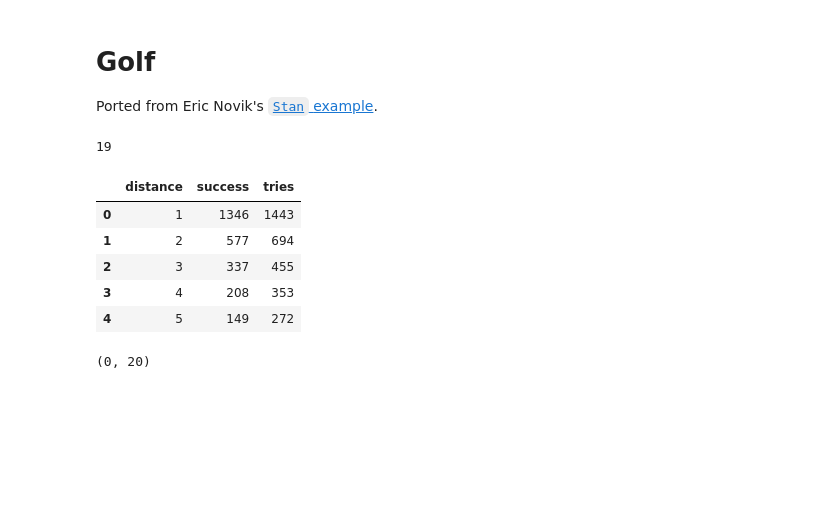
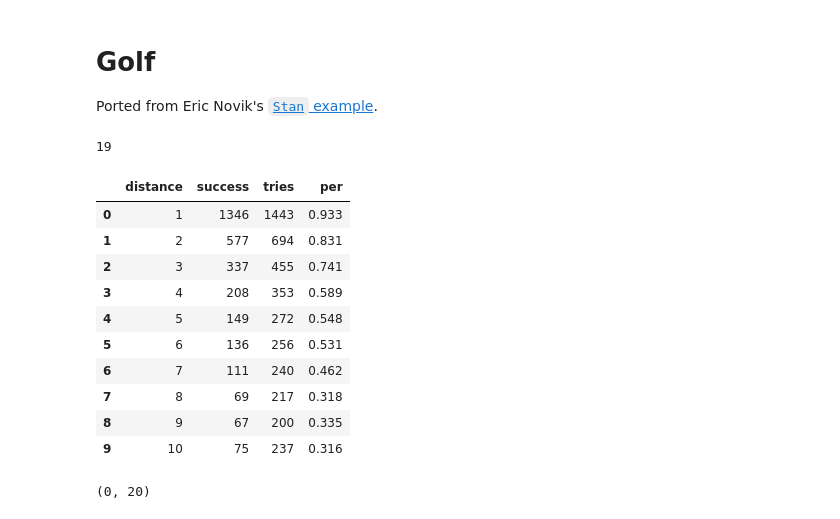
Before and after one commit to zachwill/mcmc, a Jupyter notebook: Golf.ipynb, the cells around one changed output. Cells and saved outputs as stored; diff of their text form; code cells hidden in the pictures; blank space fills up the shorter version.

```diff
--- a/Golf.ipynb
+++ b/Golf.ipynb
@@ -15,16 +15,22 @@ from scipy import stats as st
 from utils import plt, sns
 # %%
 df = pd.read_csv("data/golf.csv")
+df["per"] = (df.success / df.tries).round(3)
 print len(df)
-df.head()
+df.head(10)
 # %% [output]
 19
-|  | distance | success | tries |
-| 0 | 1 | 1346 | 1443 |
-| 1 | 2 | 577 | 694 |
-| 2 | 3 | 337 | 455 |
-| 3 | 4 | 208 | 353 |
-| 4 | 5 | 149 | 272 |
+|  | distance | success | tries | per |
+| 0 | 1 | 1346 | 1443 | 0.933 |
+| 1 | 2 | 577 | 694 | 0.831 |
+| 2 | 3 | 337 | 455 | 0.741 |
+| 3 | 4 | 208 | 353 | 0.589 |
+| 4 | 5 | 149 | 272 | 0.548 |
+| 5 | 6 | 136 | 256 | 0.531 |
+| 6 | 7 | 111 | 240 | 0.462 |
+| 7 | 8 | 69 | 217 | 0.318 |
+| 8 | 9 | 67 | 200 | 0.335 |
+| 9 | 10 | 75 | 237 | 0.316 |
 # %%
 sns.regplot(df.distance, df.success/df.tries, fit_reg=False)
 plt.title("Chance of Making Putt")
```
Also changed, not shown: parts of 7 cells of this notebook.
